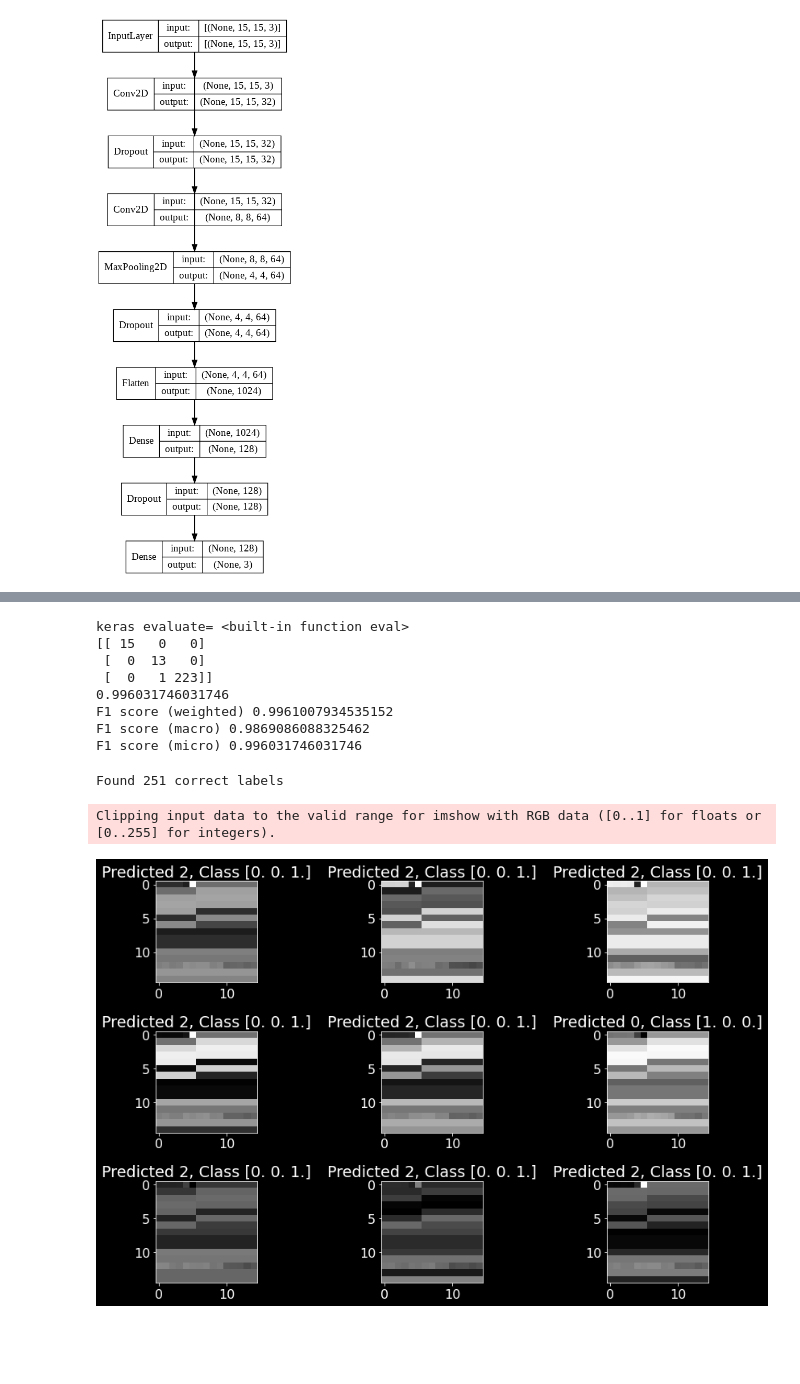
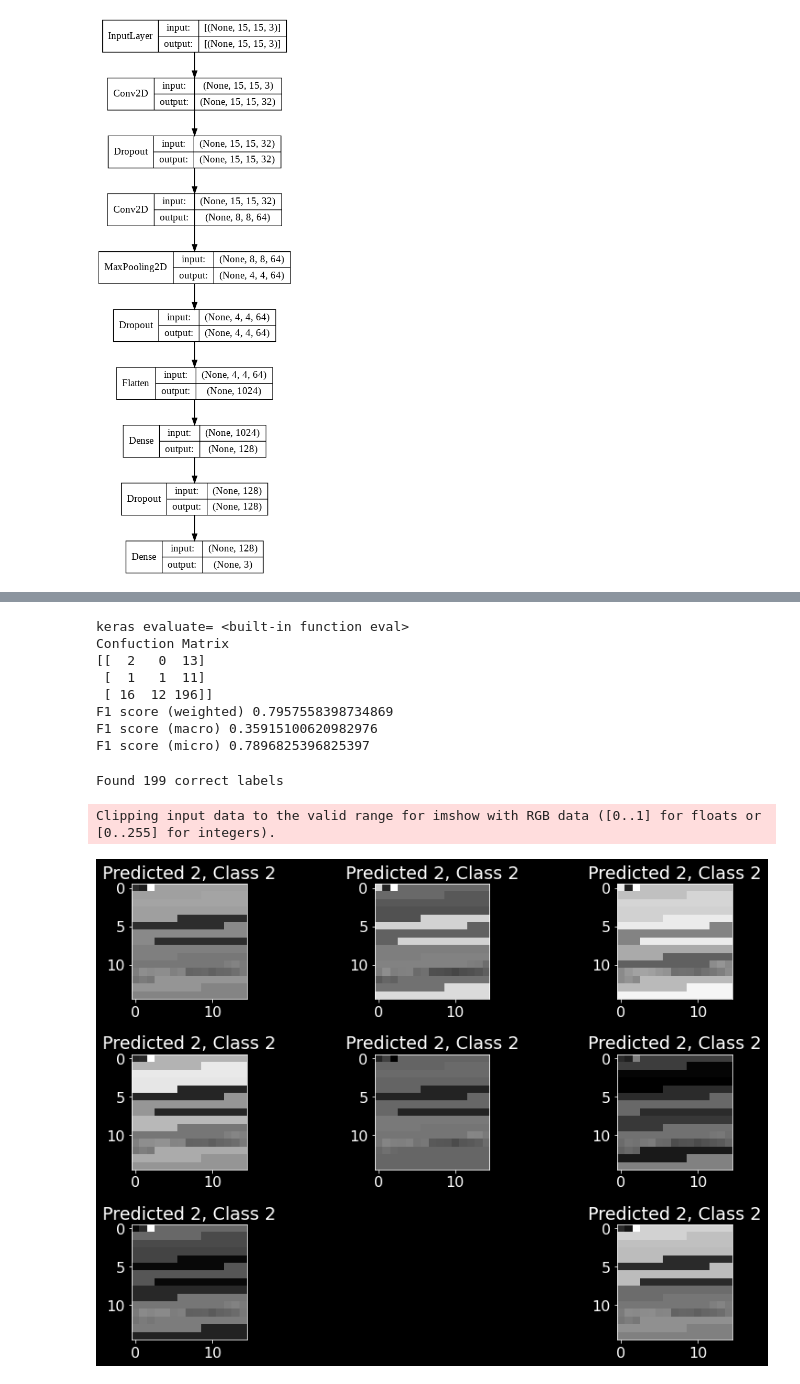
Before and after one commit to Olivia-Feldman/DLStockPrectionCNNModel-, a Jupyter notebook: Olivia__stock_predictor_cnn.ipynb, the cells around one changed output, grey strips where cells are left out. Cells and saved outputs as stored; diff of their text form; code cells hidden in the pictures; blank space fills up the shorter version.

```diff
--- a/Olivia__stock_predictor_cnn.ipynb
+++ b/Olivia__stock_predictor_cnn.ipynb
@@ -136,7 +136,8 @@ def create_labels(df, col_name, window_size=11):
 # Plotting of prediction labels using 'close' column
 # %%
 labels = create_labels(df, 'close')
-df['labels'] = labels
+df['labels'] = labels.astype(np.int8)
+
 df['labels'] = df['labels'].fillna(0)
 
 
@@ -392,7 +393,7 @@ def calculate_obv(df, iteration):
 # %% [markdown]
 # Run all Technical Indicator methods
 # %%
-indicator_range = 20
+indicator_range = 26
 #x = 6
 
 for x in range(6, indicator_range+1):
@@ -792,7 +827,7 @@ model.compile(loss='CategoricalCrossentropy', optimizer=optimizer, metrics=['acc
 history = model.fit(
     x_train,
     y_train,
-    epochs=30,
+    epochs=40,
     verbose=1,
     batch_size=64,
     shuffle=True,
@@ -846,41 +881,61 @@ print(val)
 # %%
 from sklearn.metrics import confusion_matrix,f1_score, accuracy_score
+import tensorflow as tf
+import numpy as np
 print("keras evaluate=", eval)
 pred = model.predict(x_test)
-pred_classes = np.argmax(pred, axis=1)
+#print(pred.shape)
+
+
+
+#df.iloc[len(df.index)-pred.shape[0]-1]['labels']
+
+actual_label_test= []
+count = 0
+
+for i, pred_arr in enumerate(pred):
+    max_index = np.argmax(pred_arr)
+    count = 1+ count
+    actual_label = df.iloc[len(df.index)-pred.shape[0]-1+i]['labels']
+    actual_label_test.append(actual_label)
+
+
+pred_labels = tf.convert_to_tensor(actual_label_test)
 y_test_classes = np.argmax(y_test, axis=1)
+#print(y_test_classes)
 
-conf_mat = confusion_matrix(y_test_classes, pred_classes)
+conf_mat = confusion_matrix(y_test_classes, pred_labels)
+print("Confuction Matrix")
 print(conf_mat)
 
 
 
-f1_weighted = f1_score(y_test_classes, pred_classes, labels=None,
+f1_weighted = f1_score(y_test_classes, pred_labels, labels=None,
          average='weighted', sample_weight=None)
 print("F1 score (weighted)", f1_weighted)
-print("F1 score (macro)", f1_score(y_test_classes, pred_classes, labels=None,
+print("F1 score (macro)", f1_score(y_test_classes, pred_labels, labels=None,
          average='macro', sample_weight=None))
-print("F1 score (micro)", f1_score(y_test_classes, pred_classes, labels=None,
+print("F1 score (micro)", f1_score(y_test_classes,pred_labels, labels=None,
          average='micro', sample_weight=None))
 # %% [output]
 keras evaluate= <built-in function eval>
-[[ 15   0   0]
- [  0  13   0]
- [  0   1 223]]
-0.996031746031746
-F1 score (weighted) 0.9961007934535152
-F1 score (macro) 0.9869086088325462
-F1 score (micro) 0.996031746031746
+Confuction Matrix
+[[  2   0  13]
+ [  1   1  11]
+ [ 16  12 196]]
+F1 score (weighted) 0.7957558398734869
+F1 score (macro) 0.35915100620982976
+F1 score (micro) 0.7896825396825397
 # %%
-correct = np.where(pred_classes==y_test_classes)[0]
+correct = np.where(y_test_classes==pred_labels)[0]
 print ("Found %d correct labels" % len(correct))
 for i, correct in enumerate(correct[:9]):
     plt.subplot(3,3,i+1)
     plt.imshow(x_cv[correct], cmap='gray', interpolation='none')
-    plt.title("Predicted {}, Class {}".format(pred_classes[correct], y_test[correct]))
+    plt.title("Predicted {}, Class {}".format(pred_labels[correct], y_test_classes[correct]))
     plt.tight_layout()
 # %% [output]
-Found 251 correct labels
+Found 199 correct labels
 Clipping input data to the valid range for imshow with RGB data ([0..1] for floats or [0..255] for integers).
-[figure, old version]
+[figure, new version]
 # %%
```
Also changed, not shown: parts of 10 cells of this notebook.
